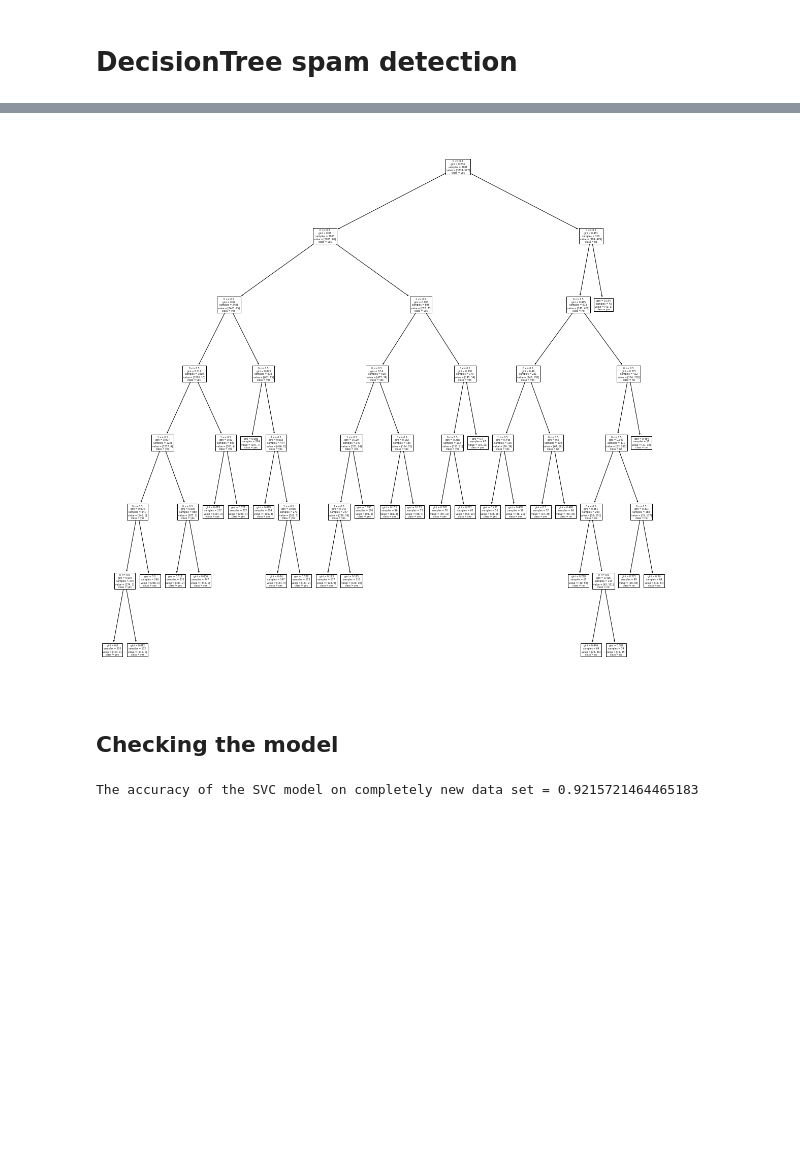
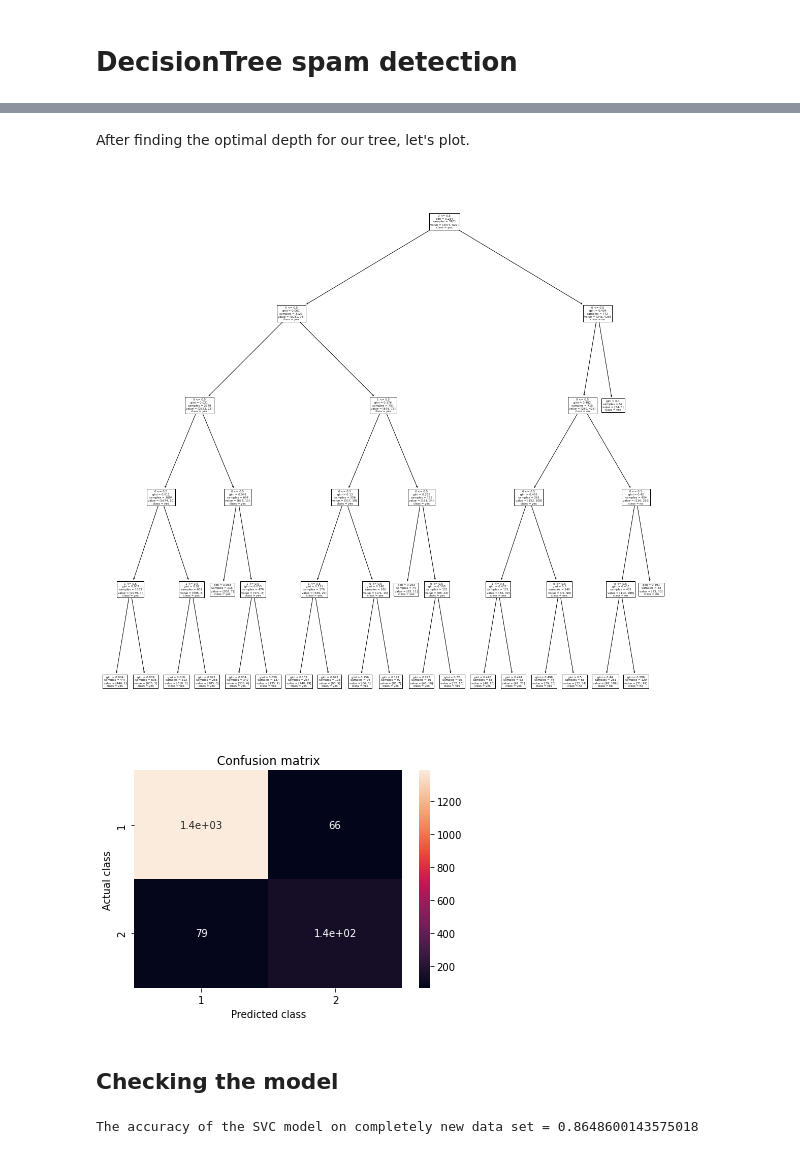
Before and after one commit to jacob-beza-radboud/spamDetectionProject, a Jupyter notebook: Main.ipynb, the cells around one changed output, grey strips where cells are left out. Saved outputs shown, nothing was run; the diff lists cells and outputs as text; code cells hidden in the pictures; blank space fills up the shorter version.

Commit message:
all models added to make adjustments

```diff
--- a/Main.ipynb
+++ b/Main.ipynb
@@ -14,6 +14,7 @@ from toolbox.load_assets import load_spam
 from toolbox.prepare_data import prepare
 from toolbox.conversion import conversion
 from toolbox.reshape import reshape
+from toolbox.make_lower_case import lower_case
 #-------------------------------------------------- file loading
 file = "./data/spam.csv" # 'spam' used to create a dictionary
 initial_train_data = "./data/train.csv" # 'spam' used for training and testing the initial model
@@ -21,21 +22,22 @@ initial_train_data = "./data/train.csv" # 'spam' used for training and testing t
 
 #--------------------------------------------------creation of 'spam' words look up dictionary
 spam_dic = load_spam(file)
+lower_case(spam_dic)
 #--------------------------------------------------::::
 
 #--------------------------------------------------loading and extracting data for the initial training of the model
 data = prepare(initial_train_data,'spam_text','label')
 text =  data[0]
+lower_case(text)
 labels = data[1]
 #--------------------------------------------------::::
 
 #--------------------------------------------------conversion of data arrays to np.array
-text_np = np.asarray(text)
 labels_np = np.asarray(labels)
 #--------------------------------------------------::::
 
 #--------------------------------------------------creation of the training data, format [[0,1,0,1...],....]
-train_data_main = conversion(spam_dic, text_np)
+train_data_main = conversion(spam_dic, text)
 reshape(train_data_main)
 train_data_main_np = np.asarray(train_data_main)
 #--------------------------------------------------::::
@@ -51,10 +53,9 @@ import numpy as np
 from sklearn.neural_network import MLPClassifier as mlp
 from sklearn.model_selection import KFold
 
-training = KFold(n_splits=5)
+training = KFold(n_splits=10)
 result = []
-# [DEBUG: Delete before submitting]
-counter = 1 ##
+counter = 1
 
 for train_index, test_index in training.split(train_data_main, labels):
     text_train, text_test = train_data_main_np[train_index], train_data_main_np[test_index]
@@ -70,8 +71,7 @@ for train_index, test_index in training.split(train_data_main, labels):
             temp.append(1 - new_learn.score(text_test, labels_test))
         avg.append((test_layer, np.mean(temp)))
         test_layer += 1
-    # [DEBUG: Delete before submitting]
-    counter += 1 ##
+    counter += 1
     result.append(avg)
 
 print(result)
@@ -192,18 +292,27 @@ The accuracy of the SVC model on completely new data set = 0.9215721464465183
+# %% [markdown]
+After finding the optimal depth for our tree, let's plot.
 # %%
 import matplotlib.pyplot as plt
 from sklearn.model_selection import train_test_split
 from sklearn.tree import DecisionTreeClassifier
 from sklearn import tree
+from sklearn.metrics import confusion_matrix
+from toolbox.confusion_matrix import plot_confusion_matrix
 
 X_train, X_test, y_train, y_test = train_test_split(train_data_main_np, labels_np, test_size=0.3, random_state=100)
-dtc = DecisionTreeClassifier(criterion='gini', min_samples_split=100)
+dtc = DecisionTreeClassifier(criterion='gini', min_samples_split=100, max_depth=answer_dtc)
 dtc = dtc.fit(X_train, y_train)
 
 plt.figure(figsize=(20, 20))
 tree.plot_tree(dtc, feature_names=labels_np,class_names=['yes','no'])
 plt.show()
+#-------------------------------
+y_pred = dtc.predict(X_test)
+cm = confusion_matrix(y_test, y_pred)
+plot_confusion_matrix(cm, y_test)
 # %% [output]
-[figure, old version]
+[figure, new version]
+[figure, added]
 # %% [markdown]
 ## Checking the model
 # %%
@@ -227,4 +336,4 @@ reshape_for_model(test_spam_tree, NR_FEATURES)
 
 print("The accuracy of the SVC model on completely new data set = {}".format(dtc_tree.score(np.asarray(test_spam_tree), np.asarray(labels_tree))))
 # %% [output]
-The accuracy of the SVC model on completely new data set = 0.9215721464465183
+The accuracy of the SVC model on completely new data set = 0.8648600143575018
```
Also changed, not shown: parts of 8 cells of this notebook, 2 other files.
